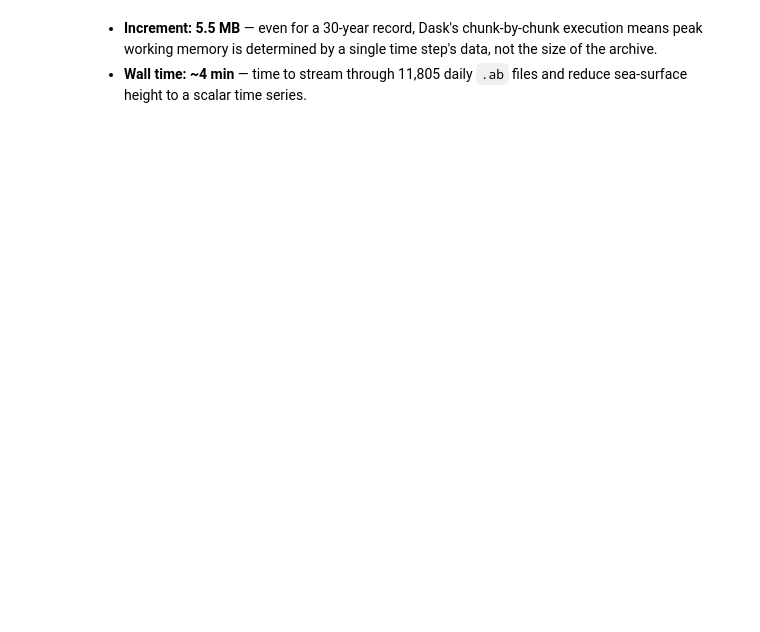
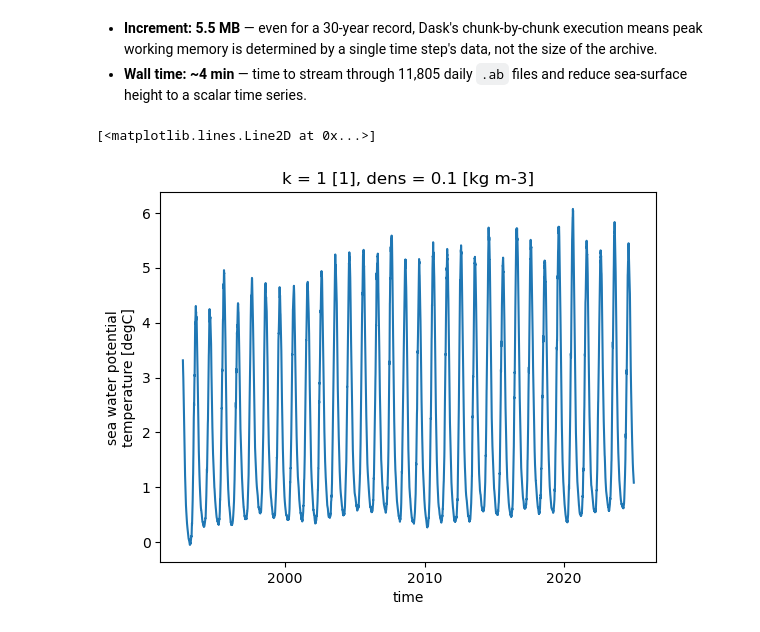
Before and after one commit to NoraLoose/xhycom, a Jupyter notebook: docs/lazy-loading.ipynb, the cells around one changed output. Drawn from its saved outputs; the diff is of its cells as text; code cells hidden in the pictures; blank space fills up the shorter version.

```diff
--- a/docs/lazy-loading.ipynb
+++ b/docs/lazy-loading.ipynb
@@ -726,4 +731,4 @@ You can also combine both options — `variables=` with `chunks={"time": 30}`
 %%time
 %%memit
 
-ssh_mean = ds_vars.srfhgt.mean(dim=["y", "x"]).compute()
+sst_mean = ds_lazy.temp.isel(k=0).mean(dim=["y", "x"]).compute()
@@ -731,4 +740,7 @@ ssh_mean = ds_vars.srfhgt.mean(dim=["y", "x"]).compute()
 - **Increment: 5.5 MB** — even for a 30-year record, Dask's chunk-by-chunk execution means peak working memory is determined by a single time step's data, not the size of the archive.
 - **Wall time: ~4 min** — time to stream through 11,805 daily `.ab` files and reduce sea-surface height to a scalar time series.
 # %%
-ssh_mean.plot()
+sst_mean.plot()
+# %% [output]
+[<matplotlib.lines.Line2D at 0x...>]
+[figure, added]
```
Also changed, not shown: parts of 16 cells of this notebook.
